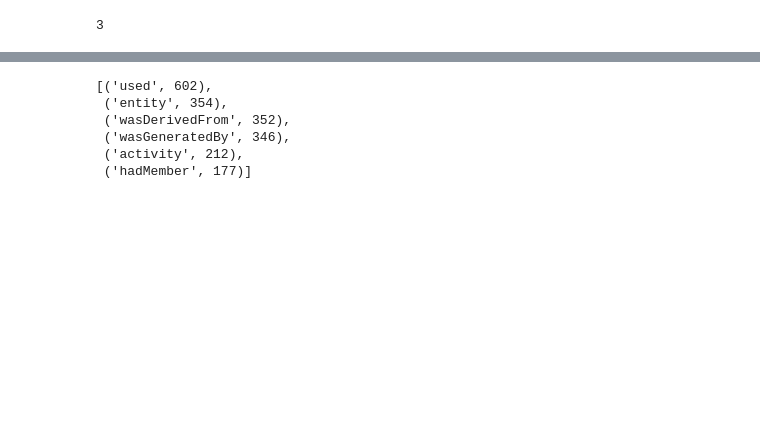
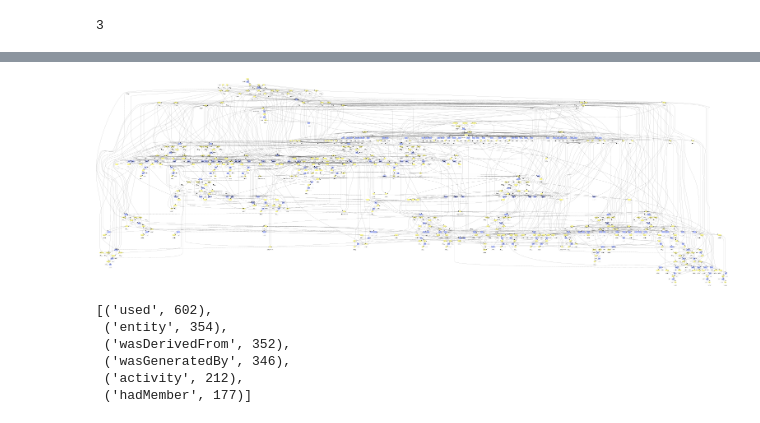
Before and after one commit to dew-uff/versioned-prov, a Jupyter notebook: notebooks/[PROV] Floyd-Warshall.ipynb, the cells around one changed output, grey strips where cells are left out. Cells and saved outputs as stored; diff of their text form; code cells hidden in the pictures; blank space fills up the shorter version.

```diff
--- a/notebooks/[PROV] Floyd-Warshall.ipynb
+++ b/notebooks/[PROV] Floyd-Warshall.ipynb
@@ -204,10 +204,8 @@ for k in indexes:
 
                     prov.activity("assign", derived, used=used, generated=generated)
 
-                    e_item = new_e_item
                     e_disti = new_e_disti
                     e_distk = new_e_distk
-                    e_list = new_e_list
                     e_dist = new_e_dist
                     e_result = new_e_result
 
@@ -230,6 +228,6 @@ with prov.desc("L17 - access / access / call"):
 
     prov.activity("print", [], [e_result_a02])
 
-pprint(prov.stats("../plain_prov/floydwarshall", view="svg"))
+pprint(prov.stats("../plain_prov/floydwarshall", True))
 # %% [output]
 3
@@ -237,3 +234,4 @@ pprint(prov.stats("../plain_prov/floydwarshall", view="svg"))
+[figure, added]
 [('used', 602),
  ('entity', 354),
  ('wasDerivedFrom', 352),
```
Also changed, not shown: parts of 1 cell of this notebook, 27 other files.
